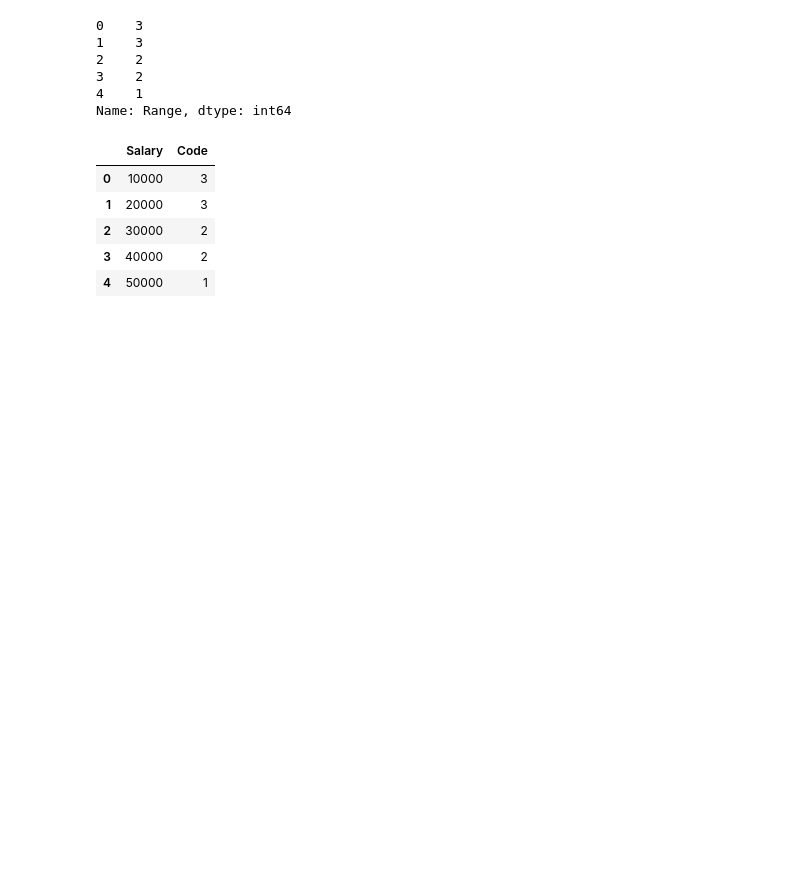
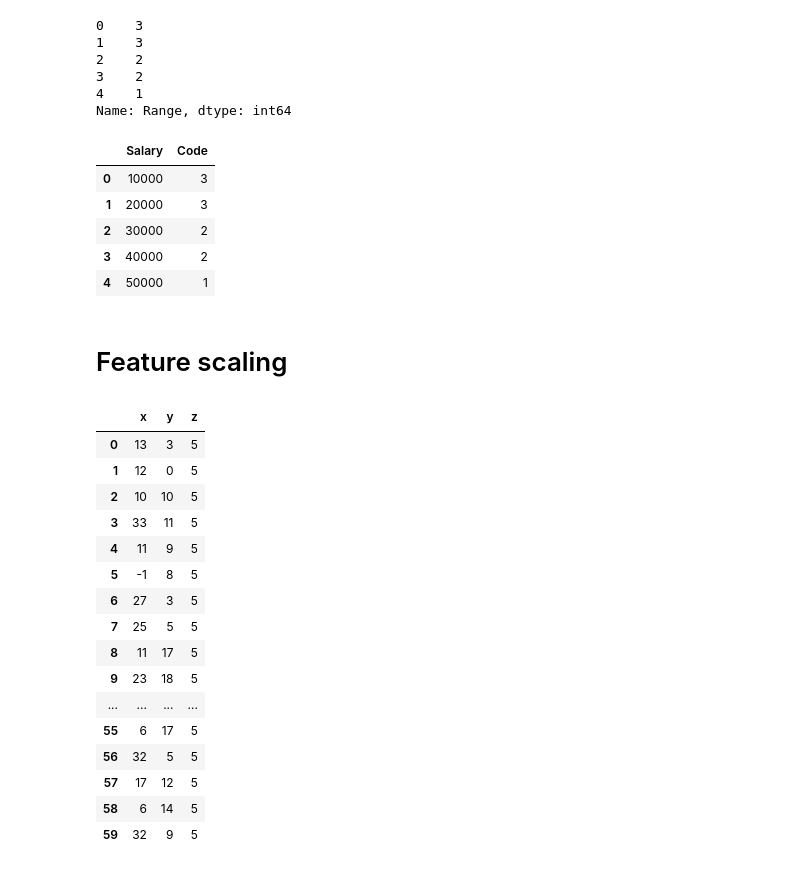
Before and after one commit to Elmuki/sem-5, a Jupyter notebook: Data Cleaning-checkpoint.ipynb, the cells around one changed output. Drawn from its saved outputs; the diff is of its cells as text; code cells hidden in the pictures; blank space fills up the shorter version.

```diff
--- a/Data Cleaning-checkpoint.ipynb
+++ b/Data Cleaning-checkpoint.ipynb
@@ -163,3 +163,5 @@ publish
 | 2 | 30000 | 2 |
 | 3 | 40000 | 2 |
 | 4 | 50000 | 1 |
+# %% [markdown]
+#    Feature scaling
@@ -165,0 +174,20 @@ publish
+# %%
+Test_Data
+# %% [output]
+|  | x | y | z |
+| 0 | 13 | 3 | 5 |
+| 1 | 12 | 0 | 5 |
+| 2 | 10 | 10 | 5 |
+| 3 | 33 | 11 | 5 |
+| 4 | 11 | 9 | 5 |
+| 5 | -1 | 8 | 5 |
+| 6 | 27 | 3 | 5 |
+| 7 | 25 | 5 | 5 |
+| 8 | 11 | 17 | 5 |
+| 9 | 23 | 18 | 5 |
+| ... | ... | ... | ... |
+| 55 | 6 | 17 | 5 |
+| 56 | 32 | 5 | 5 |
+| 57 | 17 | 12 | 5 |
+| 58 | 6 | 14 | 5 |
+| 59 | 32 | 9 | 5 |
```
Also changed, not shown: parts of 13 cells of this notebook.
